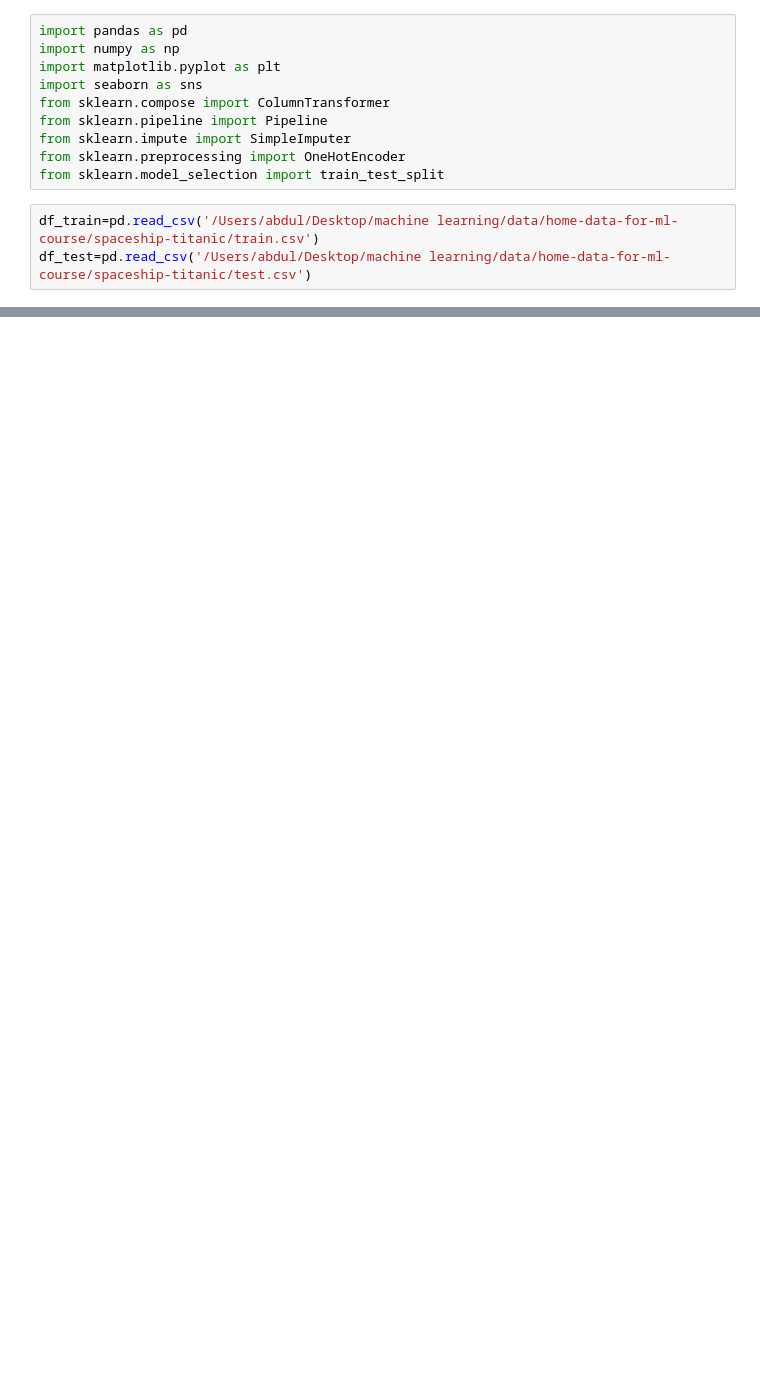
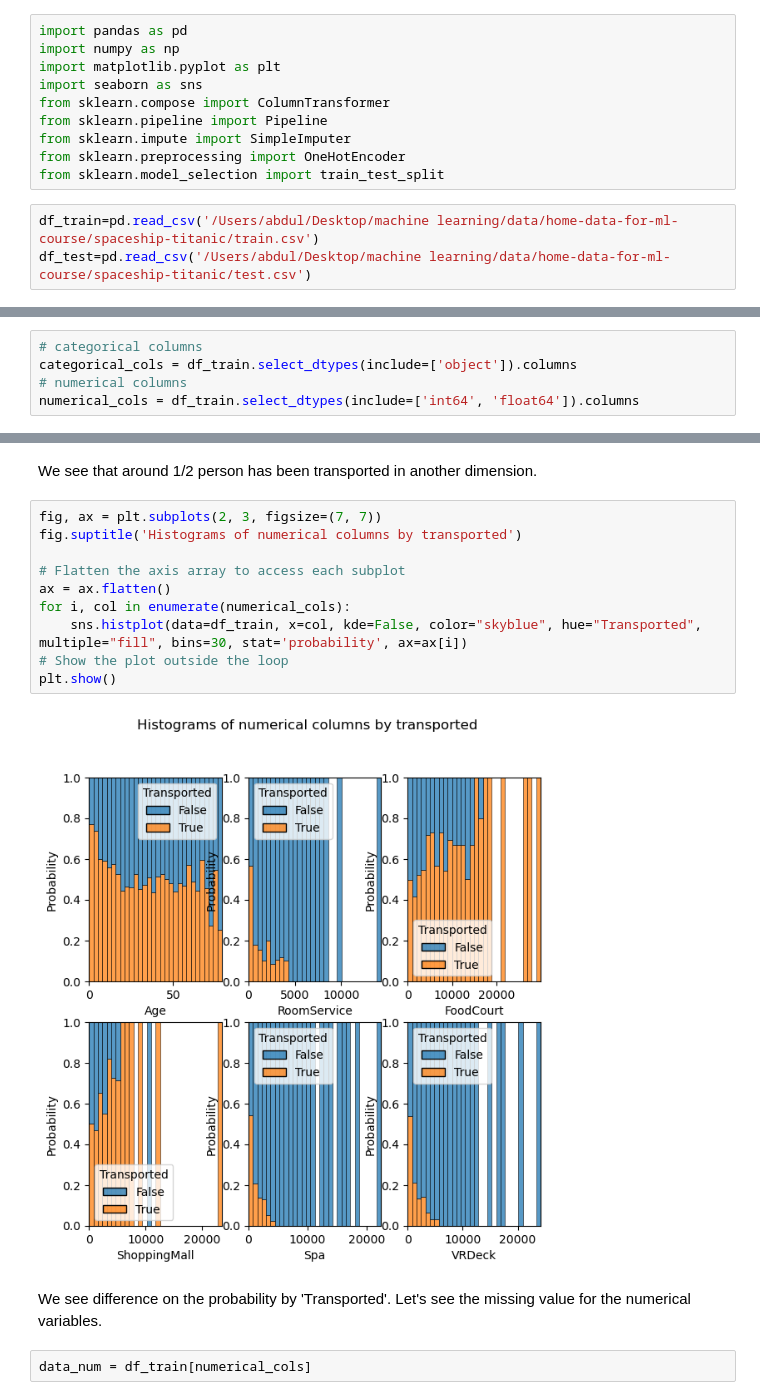
Before and after one commit to Dudul-99/Data-Science, a Jupyter notebook: space_titanice.ipynb, the cells around one changed output, grey strips where cells are left out. Saved outputs shown, nothing was run; the diff lists cells and outputs as text; blank space fills up the shorter version.

```diff
--- a/space_titanice.ipynb
+++ b/space_titanice.ipynb
@@ -62,0 +42,5 @@ compte_na(df_train)
+# %%
+# categorical columns
+categorical_cols = df_train.select_dtypes(include=['object']).columns
+# numerical columns
+numerical_cols = df_train.select_dtypes(include=['int64', 'float64']).columns
@@ -62,0 +67,18 @@ compte_na(df_train)
+# %% [markdown]
+We see that around 1/2 person has been transported in another dimension.
+# %%
+fig, ax = plt.subplots(2, 3, figsize=(7, 7))
+fig.suptitle('Histograms of numerical columns by transported')
+
+# Flatten the axis array to access each subplot
+ax = ax.flatten()
+for i, col in enumerate(numerical_cols):
+    sns.histplot(data=df_train, x=col, kde=False, color="skyblue", hue="Transported", multiple="fill", bins=30, stat='probability', ax=ax[i])
+# Show the plot outside the loop
+plt.show()
+# %% [output]
+[figure, added]
+# %% [markdown]
+We see difference on the probability by 'Transported'. Let's see the missing value for the numerical variables.
+# %%
+data_num = df_train[numerical_cols]
```
Also changed, not shown: parts of 13 cells of this notebook, 1 other file.
